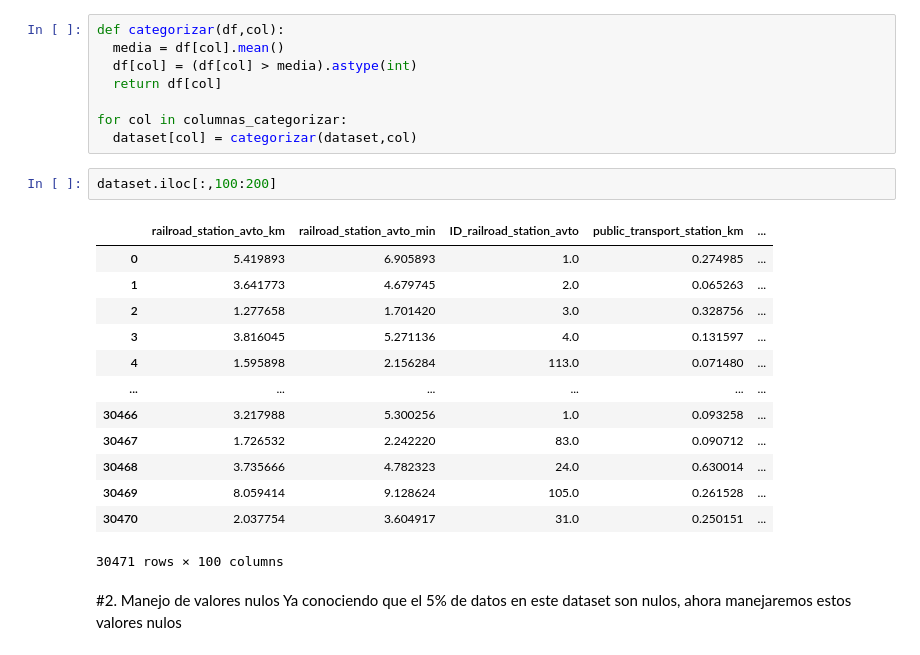
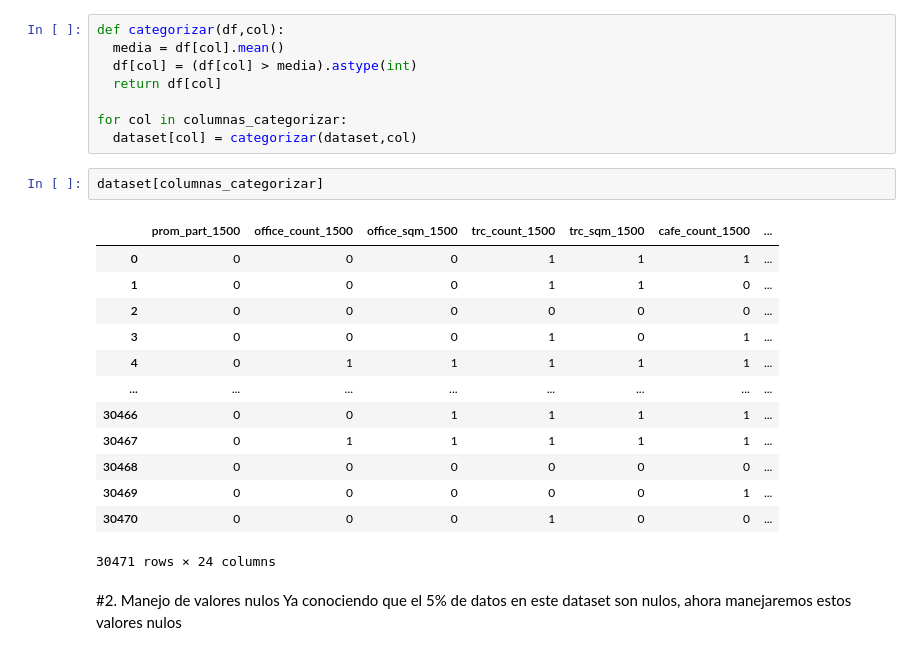
Before and after one commit to jadercaro/Mercado-inmobiliario-ruso-de-Sberbank, a Jupyter notebook: 02_Preprocesamiento.ipynb, the cells around one changed output. Cells and saved outputs as stored; diff of their text form.

```diff
--- a/02_Preprocesamiento.ipynb
+++ b/02_Preprocesamiento.ipynb
@@ -85,22 +85,22 @@ def categorizar(df,col):
 
 for col in columnas_categorizar:
   dataset[col] = categorizar(dataset,col)
-# %%
-dataset.iloc[:,100:200]
-# %% [output]
-|  | railroad_station_avto_km | railroad_station_avto_min | ID_railroad_station_avto | public_transport_station_km | ... |
-| 0 | 5.419893 | 6.905893 | 1.0 | 0.274985 | ... |
-| 1 | 3.641773 | 4.679745 | 2.0 | 0.065263 | ... |
-| 2 | 1.277658 | 1.701420 | 3.0 | 0.328756 | ... |
-| 3 | 3.816045 | 5.271136 | 4.0 | 0.131597 | ... |
-| 4 | 1.595898 | 2.156284 | 113.0 | 0.071480 | ... |
-| ... | ... | ... | ... | ... | ... |
-| 30466 | 3.217988 | 5.300256 | 1.0 | 0.093258 | ... |
-| 30467 | 1.726532 | 2.242220 | 83.0 | 0.090712 | ... |
-| 30468 | 3.735666 | 4.782323 | 24.0 | 0.630014 | ... |
-| 30469 | 8.059414 | 9.128624 | 105.0 | 0.261528 | ... |
-| 30470 | 2.037754 | 3.604917 | 31.0 | 0.250151 | ... |
-30471 rows × 100 columns
+# %%
+dataset[columnas_categorizar]
+# %% [output]
+|  | prom_part_1500 | office_count_1500 | office_sqm_1500 | trc_count_1500 | trc_sqm_1500 | cafe_count_1500 | ... |
+| 0 | 0 | 0 | 0 | 1 | 1 | 1 | ... |
+| 1 | 0 | 0 | 0 | 1 | 1 | 0 | ... |
+| 2 | 0 | 0 | 0 | 0 | 0 | 0 | ... |
+| 3 | 0 | 0 | 0 | 1 | 0 | 1 | ... |
+| 4 | 0 | 1 | 1 | 1 | 1 | 1 | ... |
+| ... | ... | ... | ... | ... | ... | ... | ... |
+| 30466 | 0 | 0 | 1 | 1 | 1 | 1 | ... |
+| 30467 | 0 | 1 | 1 | 1 | 1 | 1 | ... |
+| 30468 | 0 | 0 | 0 | 0 | 0 | 0 | ... |
+| 30469 | 0 | 0 | 0 | 0 | 0 | 1 | ... |
+| 30470 | 0 | 0 | 0 | 1 | 0 | 0 | ... |
+30471 rows × 24 columns
 # %% [markdown]
 #2. Manejo de valores nulos
 Ya conociendo que el 5% de datos en este dataset son nulos, ahora manejaremos estos valores nulos
```
Also changed, not shown: parts of 31 cells of this notebook.
